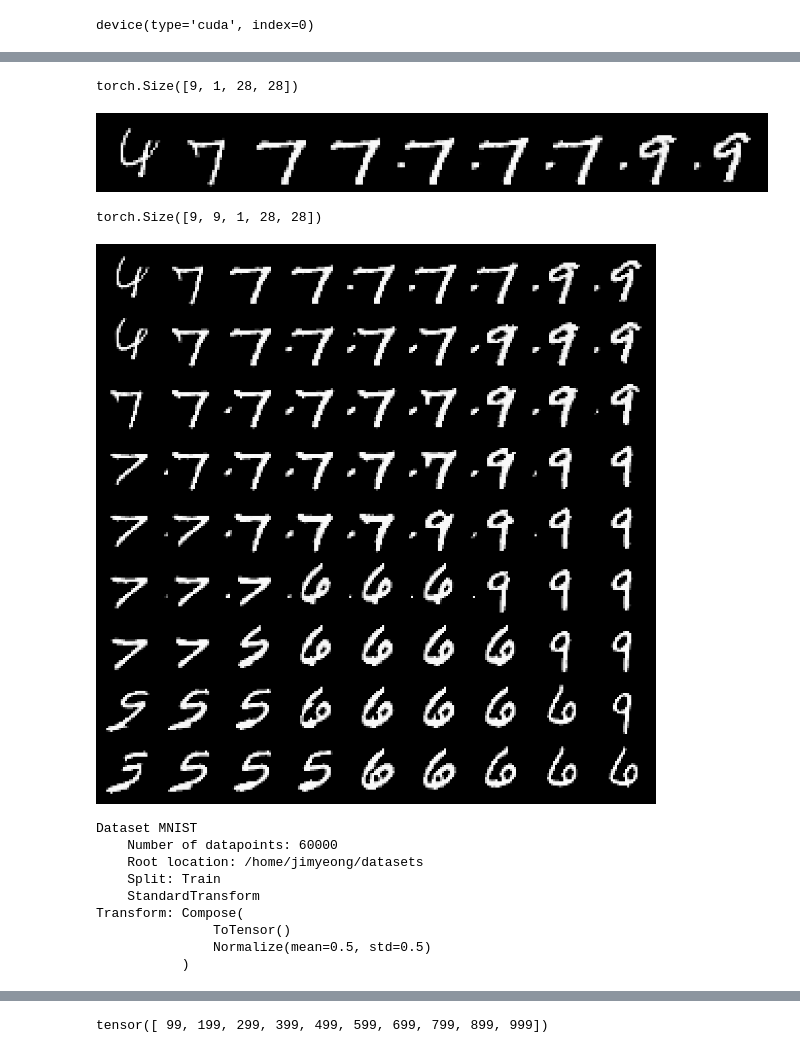
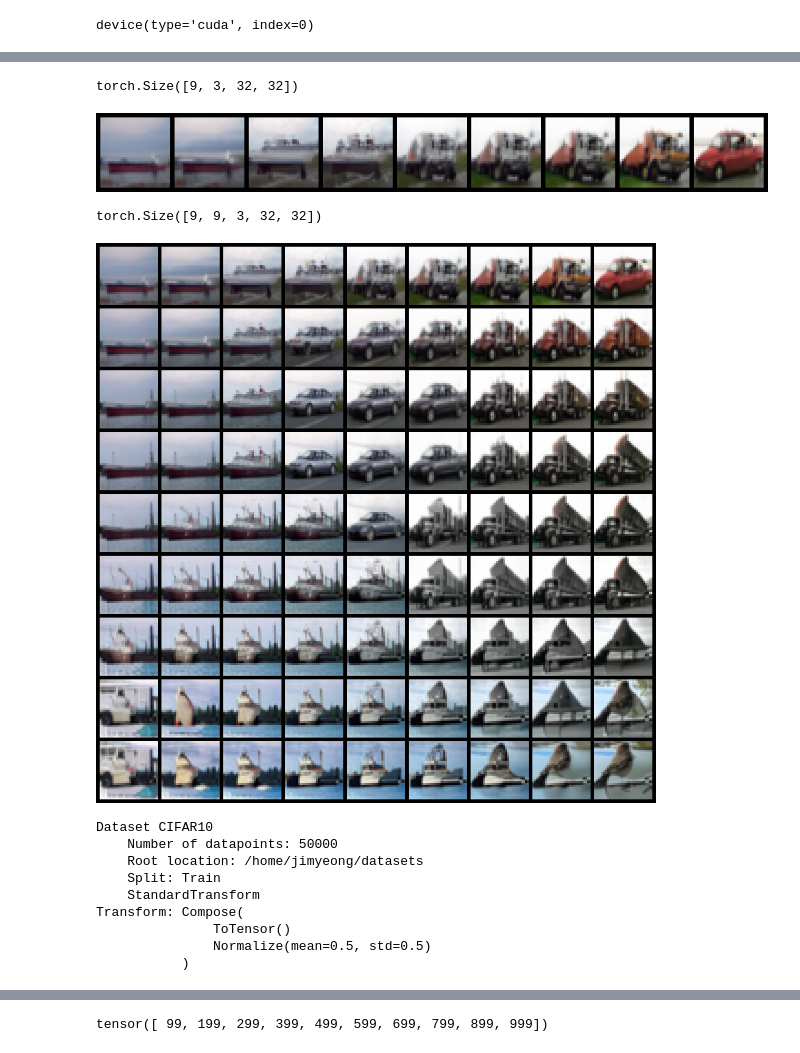
Before and after one commit to Thxios/diffusion-models, a Jupyter notebook: notebooks/interpolate.ipynb, the cells around one changed output, grey strips where cells are left out. Cells and saved outputs as stored; diff of their text form; code cells hidden in the pictures.

```diff
--- a/notebooks/interpolate.ipynb
+++ b/notebooks/interpolate.ipynb
@@ -123,8 +123,8 @@ def slerp_2d(
     return grid
 # %%
 sampling_steps = 100
-model, scheduler, sampler, dataset_type = load_ckpt('outputs/beta_mnist_base', 'ckpt-080000')
-# model, scheduler, sampler, dataset_type = load_ckpt('outputs/beta_cifar10_base', 'ckpt-180000')
+# model, scheduler, sampler, dataset_type = load_ckpt('outputs/beta_mnist_base', 'ckpt-080000')
+model, scheduler, sampler, dataset_type = load_ckpt('outputs/cos_cifar10_attn', 'ckpt-260000')
 sampler.set_steps(sampling_steps)
 model.eval()
 model.to(device)
@@ -163,23 +163,23 @@ alphas = torch.linspace(0, 1, steps=inter_steps)
 inter_sp = slerp_1d(z1, z2, alphas)
 print(inter_sp.shape)
 sp = sampler.sample(inter_sp.to(device), scheduler, pred_fn).cpu()
-img = tensor2image(make_grid(sp, nrow=inter_steps), resize_factor=3)
+img = tensor2image(make_grid(sp, nrow=inter_steps, value_range=(-1, 1), normalize=True), resize_factor=3)
 display(img)
-img.save(os.path.join(image_save_dir, f'{dataset_type}_interpolate_1d_{seed}.png'))
+# img.save(os.path.join(image_save_dir, f'{dataset_type}_interpolate_1d_{seed}.png'))
 # %% [output]
-torch.Size([9, 1, 28, 28])
+torch.Size([9, 3, 32, 32])
-[figure, old version]
+[figure, new version]
 # %%
 inter2d = slerp_2d(z1, z2, z3, z4, alphas_x=alphas, alphas_y=alphas)
 print(inter2d.shape)
 inter2d = inter2d.view(-1, *image_shape)  # (inter_steps * inter_steps, C, H, W)
 ret = sampler.sample(inter2d.to(device), scheduler, pred_fn).cpu()
-img = tensor2image(make_grid(ret, nrow=inter_steps), resize_factor=3)
+img = tensor2image(make_grid(ret, nrow=inter_steps, value_range=(-1, 1), normalize=True), resize_factor=3)
 display(img)
-img.save(os.path.join(image_save_dir, f'interpolate_2d_{seed}.png'))
+# img.save(os.path.join(image_save_dir, f'interpolate_2d_{seed}.png'))
 # %% [output]
-torch.Size([9, 9, 1, 28, 28])
+torch.Size([9, 9, 3, 32, 32])
-[figure, old version]
+[figure, new version]
 # %%
 from diffusion.sampler import BaseSampler
 
@@ -237,11 +237,11 @@ import torchvision.transforms.functional as TF
 
 ds_class = MNIST if dataset_type == 'mnist' else CIFAR10
 transform = T.Compose([T.ToTensor(), T.Normalize(0.5, 0.5)])
-ds = ds_class('~/datasets', download=True, transform=transform)
+ds = ds_class('/home/jimyeong/datasets', download=True, transform=transform)
 ds
 # %% [output]
-Dataset MNIST
-    Number of datapoints: 60000
+Dataset CIFAR10
+    Number of datapoints: 50000
     Root location: /home/jimyeong/datasets
     Split: Train
     StandardTransform
```
Also changed, not shown: parts of 12 cells of this notebook, 1 other file.
